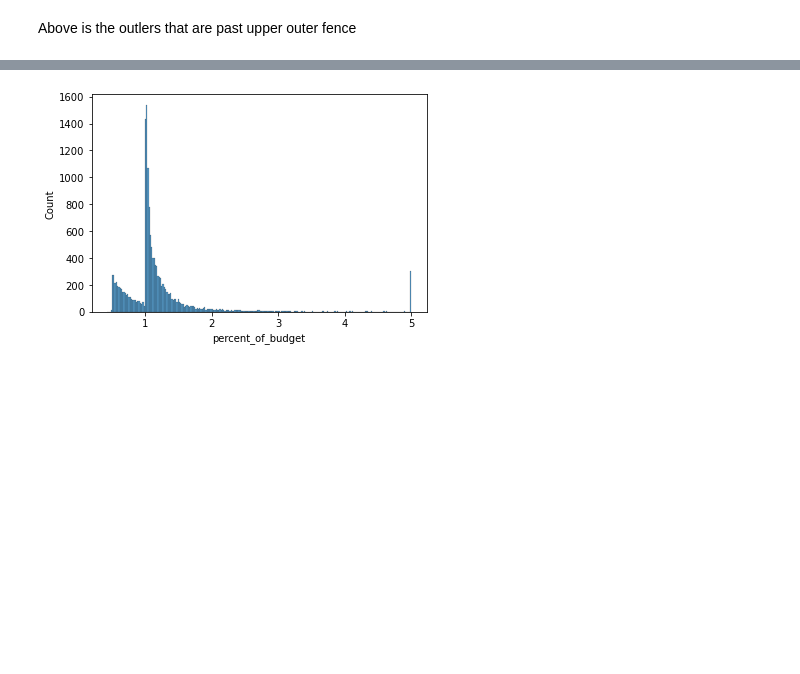
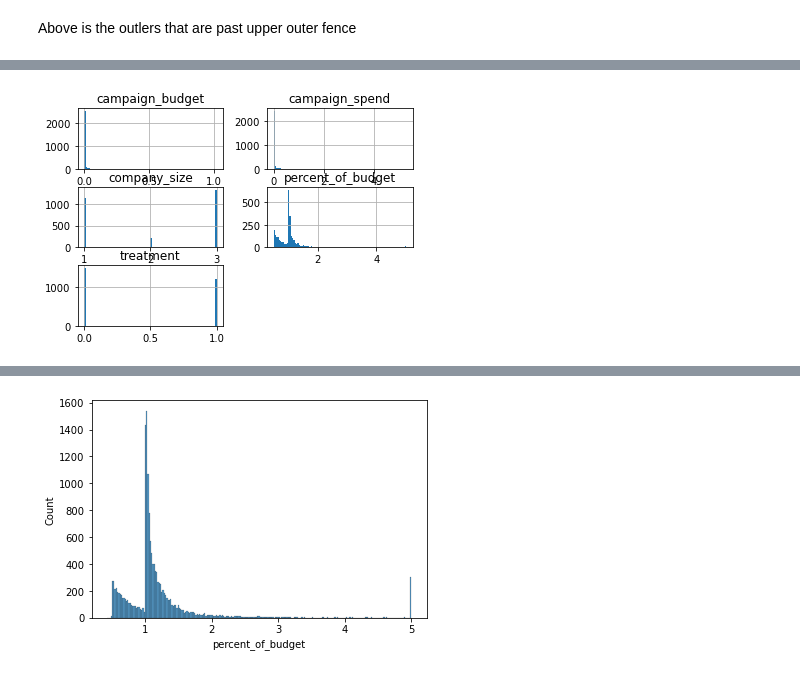
Before and after one commit to encodingintuition/A_B-testing, a Jupyter notebook: data/toy_data_creation.ipynb, the cells around one changed output, grey strips where cells are left out. Cells and saved outputs as stored; diff of their text form; code cells hidden in the pictures; blank space fills up the shorter version.

```diff
--- a/data/toy_data_creation.ipynb
+++ b/data/toy_data_creation.ipynb
@@ -156,0 +151,6 @@ df[ (df['campaign_budget'] <= (Q3 + 1.5 * IQR) )]
+# %%
+# dataframe of all points under upper inner fence
+under_UpperInnerFence =  df[ (df['campaign_budget'] <= (Q3 + 1.5 * IQR) )]
+
+# dataframe of all points above upper inner fence
+above_UpperInnerFence =  df[ (df['campaign_budget'] > (Q3 + 1.5 * IQR) )]
@@ -156,0 +163,6 @@ df[ (df['campaign_budget'] <= (Q3 + 1.5 * IQR) )]
+# %%
+# graph of all points above upper inner fence
+
+above_UpperInnerFence.hist(bins = 100);
+# %% [output]
+[figure, added]
```
Also changed, not shown: parts of 49 cells of this notebook.
